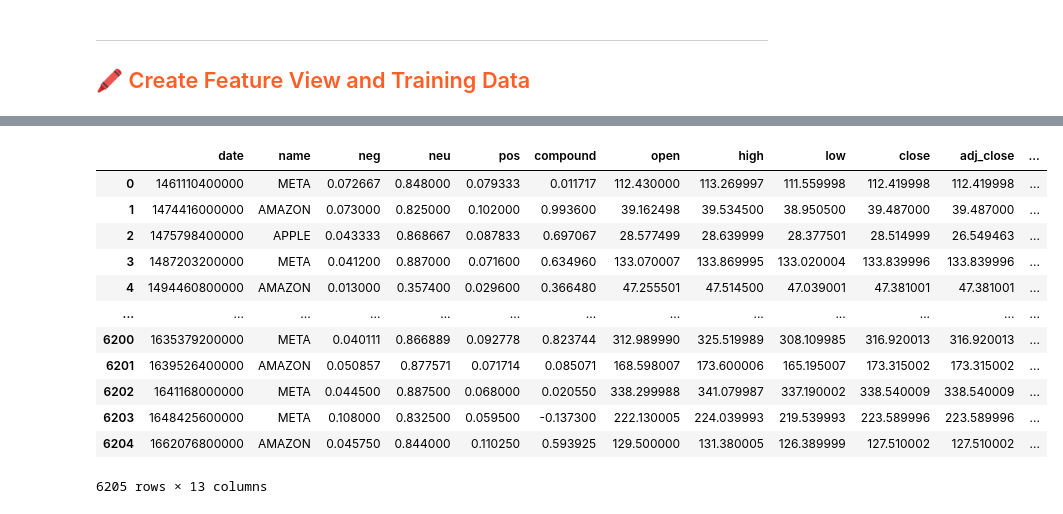
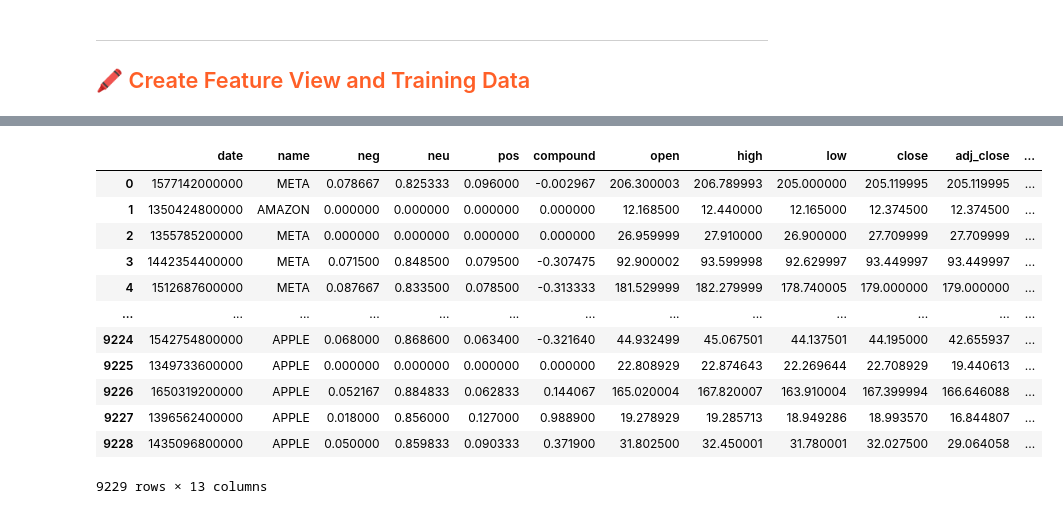
Before and after one commit to avatar46/ID2223, a Jupyter notebook: Pipelines/Feature_view.ipynb, the cells around one changed output, grey strips where cells are left out. Cells and saved outputs as stored; diff of their text form; code cells hidden in the pictures.

```diff
--- a/Pipelines/Feature_view.ipynb
+++ b/Pipelines/Feature_view.ipynb
@@ -22,3 +22,9 @@ Successfully installed PyMySQL-1.0.2 avro-1.10.2 boto3-1.26.50 botocore-1.29.50
 ---
 
 ## <span style="color:#ff5f27;"> 🖍 Create Feature View and Training Data </span>
+# %%
+import hopsworks
+
+project = hopsworks.login()
+
+fs = project.get_feature_store()
@@ -75,17 +220,17 @@ VersionWarning: Incremented version to `1`.
 # %%
-train_data = feature_view.get_training_data(1)[0]
+train_data = feature_view.get_training_data(2)[0]
 train_data
 # %% [output]
 |  | date | name | neg | neu | pos | compound | open | high | low | close | adj_close | ... |
-| 0 | 1461110400000 | META | 0.072667 | 0.848000 | 0.079333 | 0.011717 | 112.430000 | 113.269997 | 111.559998 | 112.419998 | 112.419998 | ... |
-| 1 | 1474416000000 | AMAZON | 0.073000 | 0.825000 | 0.102000 | 0.993600 | 39.162498 | 39.534500 | 38.950500 | 39.487000 | 39.487000 | ... |
-| 2 | 1475798400000 | APPLE | 0.043333 | 0.868667 | 0.087833 | 0.697067 | 28.577499 | 28.639999 | 28.377501 | 28.514999 | 26.549463 | ... |
-| 3 | 1487203200000 | META | 0.041200 | 0.887000 | 0.071600 | 0.634960 | 133.070007 | 133.869995 | 133.020004 | 133.839996 | 133.839996 | ... |
-| 4 | 1494460800000 | AMAZON | 0.013000 | 0.357400 | 0.029600 | 0.366480 | 47.255501 | 47.514500 | 47.039001 | 47.381001 | 47.381001 | ... |
+| 0 | 1577142000000 | META | 0.078667 | 0.825333 | 0.096000 | -0.002967 | 206.300003 | 206.789993 | 205.000000 | 205.119995 | 205.119995 | ... |
+| 1 | 1350424800000 | AMAZON | 0.000000 | 0.000000 | 0.000000 | 0.000000 | 12.168500 | 12.440000 | 12.165000 | 12.374500 | 12.374500 | ... |
+| 2 | 1355785200000 | META | 0.000000 | 0.000000 | 0.000000 | 0.000000 | 26.959999 | 27.910000 | 26.900000 | 27.709999 | 27.709999 | ... |
+| 3 | 1442354400000 | META | 0.071500 | 0.848500 | 0.079500 | -0.307475 | 92.900002 | 93.599998 | 92.629997 | 93.449997 | 93.449997 | ... |
+| 4 | 1512687600000 | META | 0.087667 | 0.833500 | 0.078500 | -0.313333 | 181.529999 | 182.279999 | 178.740005 | 179.000000 | 179.000000 | ... |
 | ... | ... | ... | ... | ... | ... | ... | ... | ... | ... | ... | ... | ... |
-| 6200 | 1635379200000 | META | 0.040111 | 0.866889 | 0.092778 | 0.823744 | 312.989990 | 325.519989 | 308.109985 | 316.920013 | 316.920013 | ... |
-| 6201 | 1639526400000 | AMAZON | 0.050857 | 0.877571 | 0.071714 | 0.085071 | 168.598007 | 173.600006 | 165.195007 | 173.315002 | 173.315002 | ... |
-| 6202 | 1641168000000 | META | 0.044500 | 0.887500 | 0.068000 | 0.020550 | 338.299988 | 341.079987 | 337.190002 | 338.540009 | 338.540009 | ... |
-| 6203 | 1648425600000 | META | 0.108000 | 0.832500 | 0.059500 | -0.137300 | 222.130005 | 224.039993 | 219.539993 | 223.589996 | 223.589996 | ... |
-| 6204 | 1662076800000 | AMAZON | 0.045750 | 0.844000 | 0.110250 | 0.593925 | 129.500000 | 131.380005 | 126.389999 | 127.510002 | 127.510002 | ... |
+| 9224 | 1542754800000 | APPLE | 0.068000 | 0.868600 | 0.063400 | -0.321640 | 44.932499 | 45.067501 | 44.137501 | 44.195000 | 42.655937 | ... |
+| 9225 | 1349733600000 | APPLE | 0.000000 | 0.000000 | 0.000000 | 0.000000 | 22.808929 | 22.874643 | 22.269644 | 22.708929 | 19.440613 | ... |
+| 9226 | 1650319200000 | APPLE | 0.052167 | 0.884833 | 0.062833 | 0.144067 | 165.020004 | 167.820007 | 163.910004 | 167.399994 | 166.646088 | ... |
+| 9227 | 1396562400000 | APPLE | 0.018000 | 0.856000 | 0.127000 | 0.988900 | 19.278929 | 19.285713 | 18.949286 | 18.993570 | 16.844807 | ... |
+| 9228 | 1435096800000 | APPLE | 0.050000 | 0.859833 | 0.090333 | 0.371900 | 31.802500 | 32.450001 | 31.780001 | 32.027500 | 29.064058 | ... |
-6205 rows × 13 columns
+9229 rows × 13 columns
```
Also changed, not shown: parts of 20 cells of this notebook, 7 other files.
